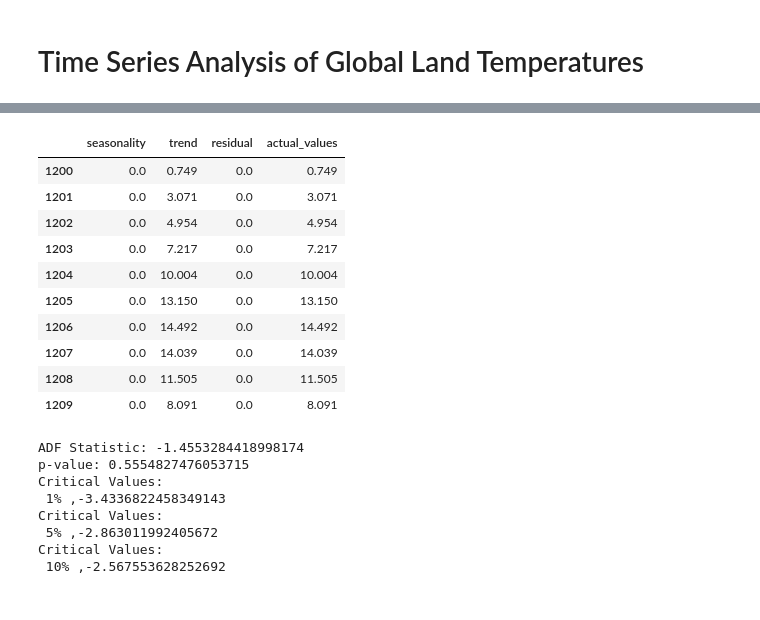
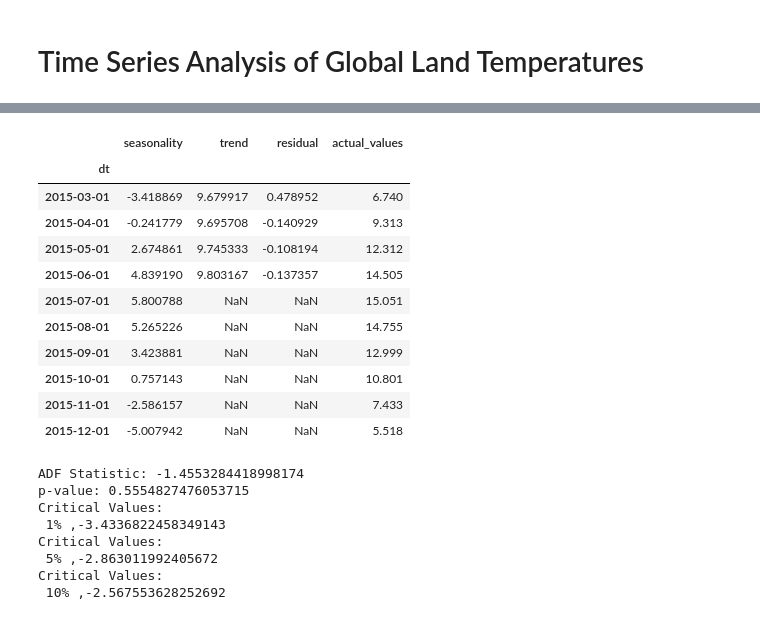
Before and after one commit to AndrewKranny/ClimateAnalysis, a Jupyter notebook: ClimateTimeSeriesAnalysis.ipynb, the cells around one changed output, grey strips where cells are left out. Cells and saved outputs as stored; diff of their text form; code cells hidden in the pictures.

```diff
--- a/ClimateTimeSeriesAnalysis.ipynb
+++ b/ClimateTimeSeriesAnalysis.ipynb
@@ -11,7 +13,7 @@ from statsmodels.tsa.stattools import adfuller
 # %%
 # Importing the Datasets
 Citytemp = pd.read_csv('Data/GlobalLandTemperaturesByCity.csv', parse_dates=['dt'], index_col='dt')
-GlobalTemperatures = pd.read_csv('Data/GlobalTemperatures.csv', parse_dates=['dt'])
+GlobalTemperatures = pd.read_csv('Data/GlobalTemperatures.csv', parse_dates=['dt'], index_col='dt')
 # %%
 Citytemp.tail(10)
 # %% [output]
@@ -180,4 +185,7 @@ plt.plot(GlobalTemperaturesAvg['LandAverageTemperature'])
 # given the consistent magnitude
 # %%
 # Additive Decomposition for Global Land Average Temperatures
-AddResultLand = seasonal_decompose(GlobalTemperaturesAvg['LandAverageTemperature'] ,model='additive', period=1)
+plt.rcParams.update({'figure.figsize': (10,10)})
+AddResultLand = seasonal_decompose(GlobalTemperaturesAvg['LandAverageTemperature'] ,model='additive', period=12)
+figLand = AddResultLand.plot()
+figLand.axes[0].set_ylabel('Observed')
@@ -190,20 +195,21 @@ Text(0.5, 0.98, '\nAdditive Decomposition')
 # %%
 # Creating a new dataframe with the result values from the additive composition
 AddResultLand_df = pd.concat([AddResultLand.seasonal, AddResultLand.trend, AddResultLand.resid, AddResultLand.observed], axis=1)
 AddResultLand_df.columns = ['seasonality', 'trend', 'residual', 'actual_values']
-AddResultLand_df.head(10)
+AddResultLand_df.tail(10)
 # %% [output]
 |  | seasonality | trend | residual | actual_values |
-| 1200 | 0.0 | 0.749 | 0.0 | 0.749 |
-| 1201 | 0.0 | 3.071 | 0.0 | 3.071 |
-| 1202 | 0.0 | 4.954 | 0.0 | 4.954 |
-| 1203 | 0.0 | 7.217 | 0.0 | 7.217 |
-| 1204 | 0.0 | 10.004 | 0.0 | 10.004 |
-| 1205 | 0.0 | 13.150 | 0.0 | 13.150 |
-| 1206 | 0.0 | 14.492 | 0.0 | 14.492 |
-| 1207 | 0.0 | 14.039 | 0.0 | 14.039 |
-| 1208 | 0.0 | 11.505 | 0.0 | 11.505 |
-| 1209 | 0.0 | 8.091 | 0.0 | 8.091 |
+| dt |  |  |  |  |
+| 2015-03-01 | -3.418869 | 9.679917 | 0.478952 | 6.740 |
+| 2015-04-01 | -0.241779 | 9.695708 | -0.140929 | 9.313 |
+| 2015-05-01 | 2.674861 | 9.745333 | -0.108194 | 12.312 |
+| 2015-06-01 | 4.839190 | 9.803167 | -0.137357 | 14.505 |
+| 2015-07-01 | 5.800788 | NaN | NaN | 15.051 |
+| 2015-08-01 | 5.265226 | NaN | NaN | 14.755 |
+| 2015-09-01 | 3.423881 | NaN | NaN | 12.999 |
+| 2015-10-01 | 0.757143 | NaN | NaN | 10.801 |
+| 2015-11-01 | -2.586157 | NaN | NaN | 7.433 |
+| 2015-12-01 | -5.007942 | NaN | NaN | 5.518 |
 # %%
 # From the additive composition we can see that the trend values and the actual values are equivalent, and the seasonality
 # and residual are both 0 as this is an additive model.
```
Also changed, not shown: parts of 16 cells of this notebook.
